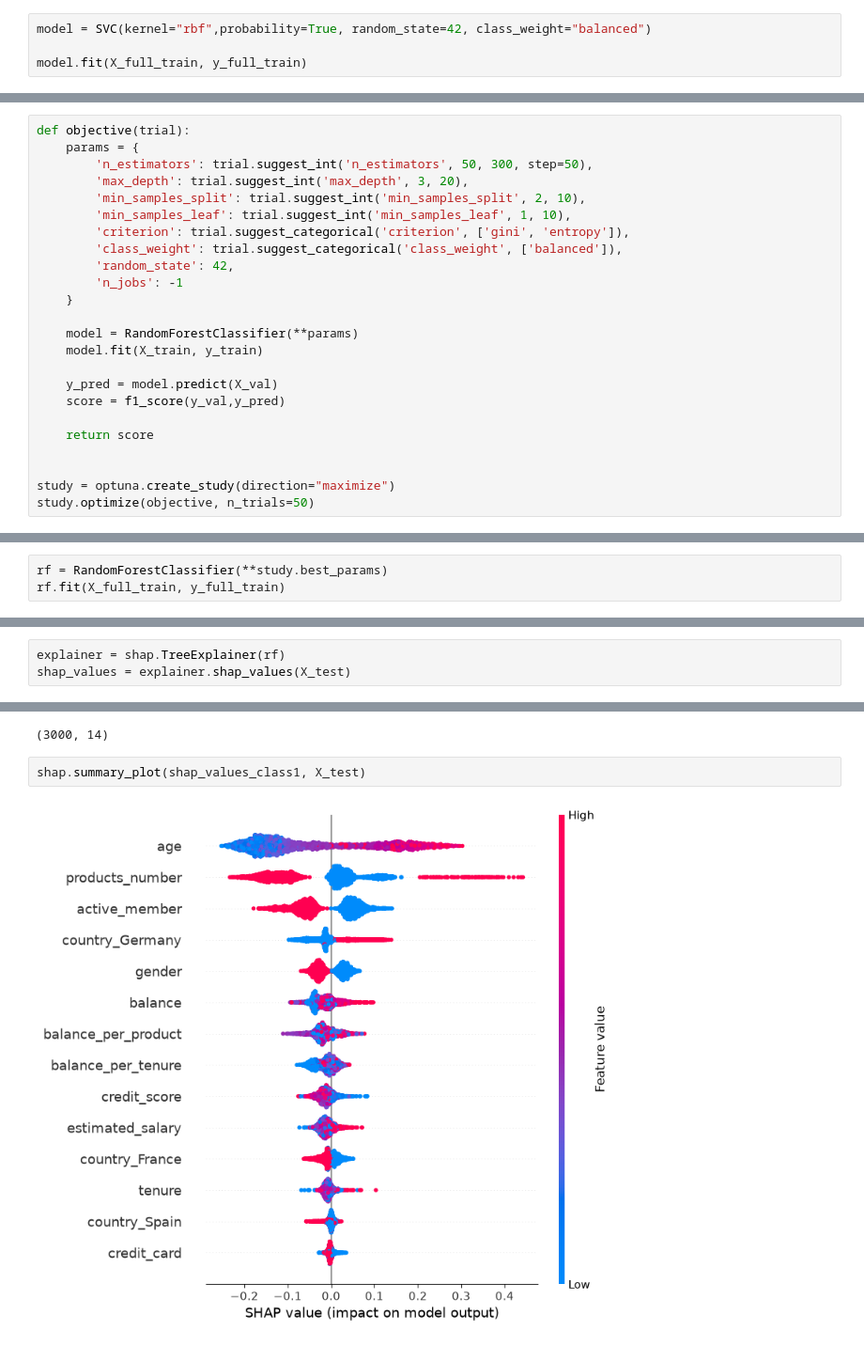
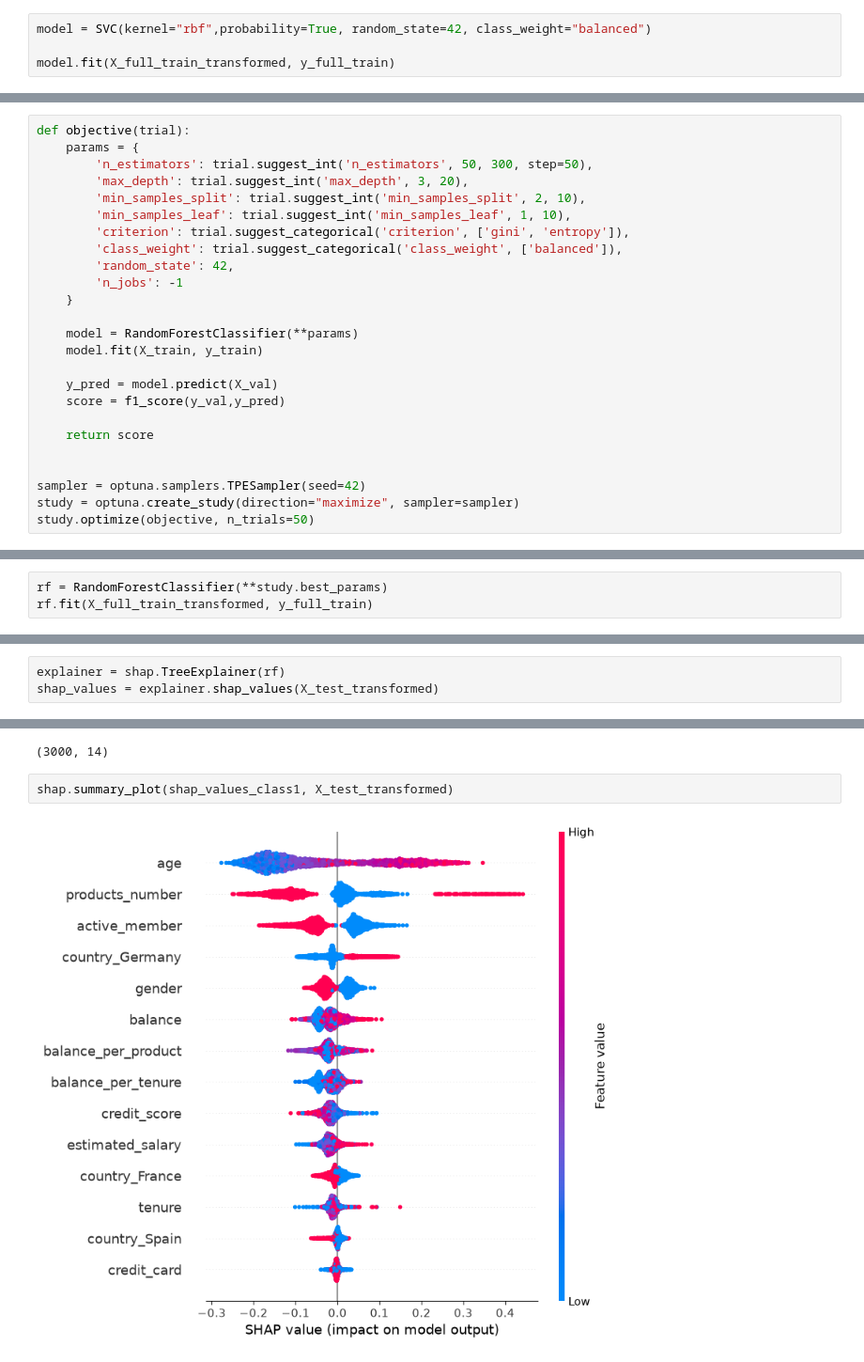
Before and after one commit to PavelSapegin/ml_churn, a Jupyter notebook: src/analisys.ipynb, the cells around one changed output, grey strips where cells are left out. Shown at 94% size. Cells and saved outputs as stored; diff of their text form.

```diff
--- a/src/analisys.ipynb
+++ b/src/analisys.ipynb
@@ -184,7 +202,7 @@ def roc_curve_print(model, x_test, y_test):
 # %%
 model = SVC(kernel="rbf",probability=True, random_state=42, class_weight="balanced")
 
-model.fit(X_full_train, y_full_train)
+model.fit(X_full_train_transformed, y_full_train)
 # %% [output]
 SVC(class_weight='balanced', probability=True, random_state=42)
 # %% [markdown]
@@ -218,6 +236,7 @@ def objective(trial):
     return score
 
 
-study = optuna.create_study(direction="maximize")
+sampler = optuna.samplers.TPESampler(seed=42)
+study = optuna.create_study(direction="maximize", sampler=sampler)
 study.optimize(objective, n_trials=50)
 # %% [output]
@@ -241,4 +260,4 @@ study.optimize(objective, n_trials=50)
 # %%
 rf = RandomForestClassifier(**study.best_params)
-rf.fit(X_full_train, y_full_train)
+rf.fit(X_full_train_transformed, y_full_train)
 # %% [output]
@@ -341,7 +362,7 @@ optuna.visualization.plot_optimization_history(study)
 SHAP Analisys of Random Forest
 # %%
 explainer = shap.TreeExplainer(rf)
-shap_values = explainer.shap_values(X_test)
+shap_values = explainer.shap_values(X_test_transformed)
 # %%
 print(type(shap_values))
 print(shap_values.shape)
@@ -354,7 +375,7 @@ print(shap_values_class1.shape)
 # %% [output]
 (3000, 14)
 # %%
-shap.summary_plot(shap_values_class1, X_test)
+shap.summary_plot(shap_values_class1, X_test_transformed)
 # %% [output]
-[figure, old version]
+[figure, new version]
 # %%
```
Also changed, not shown: parts of 19 cells of this notebook.
